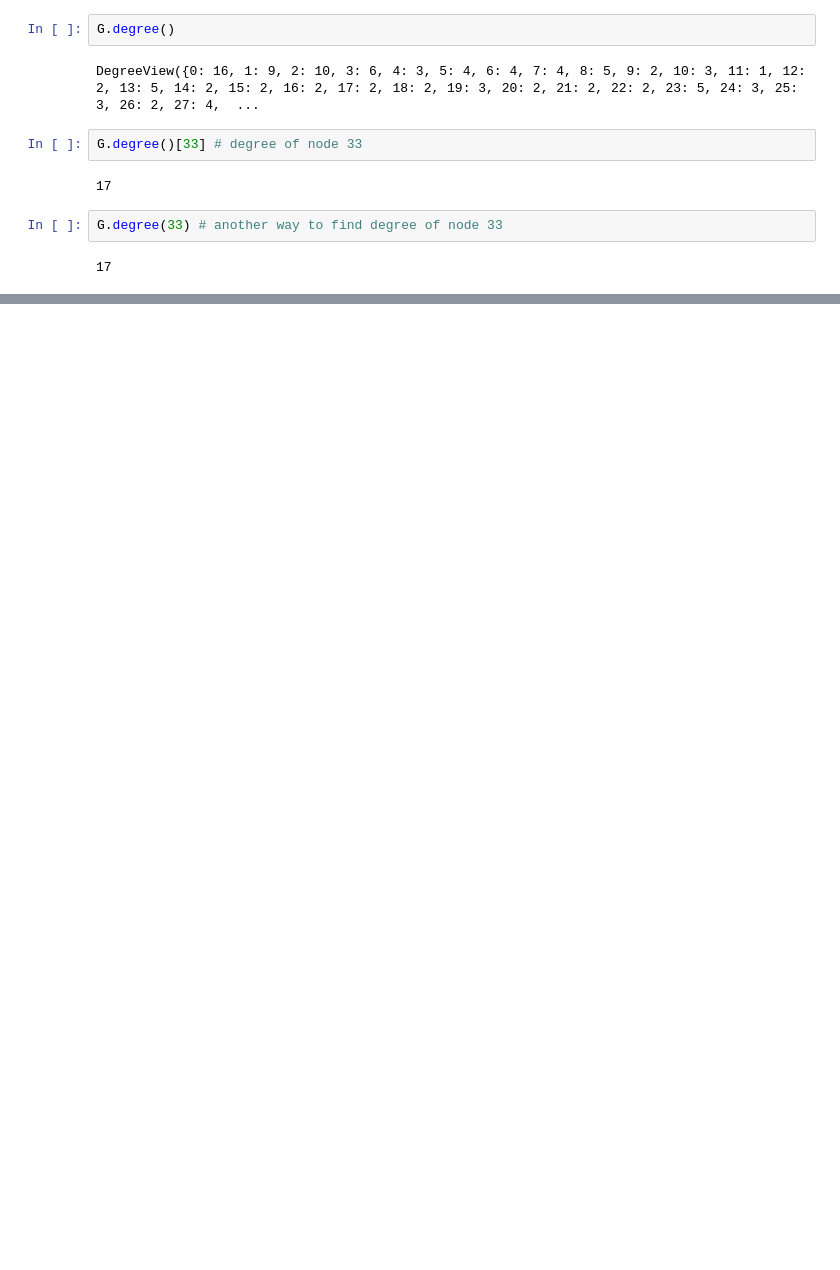
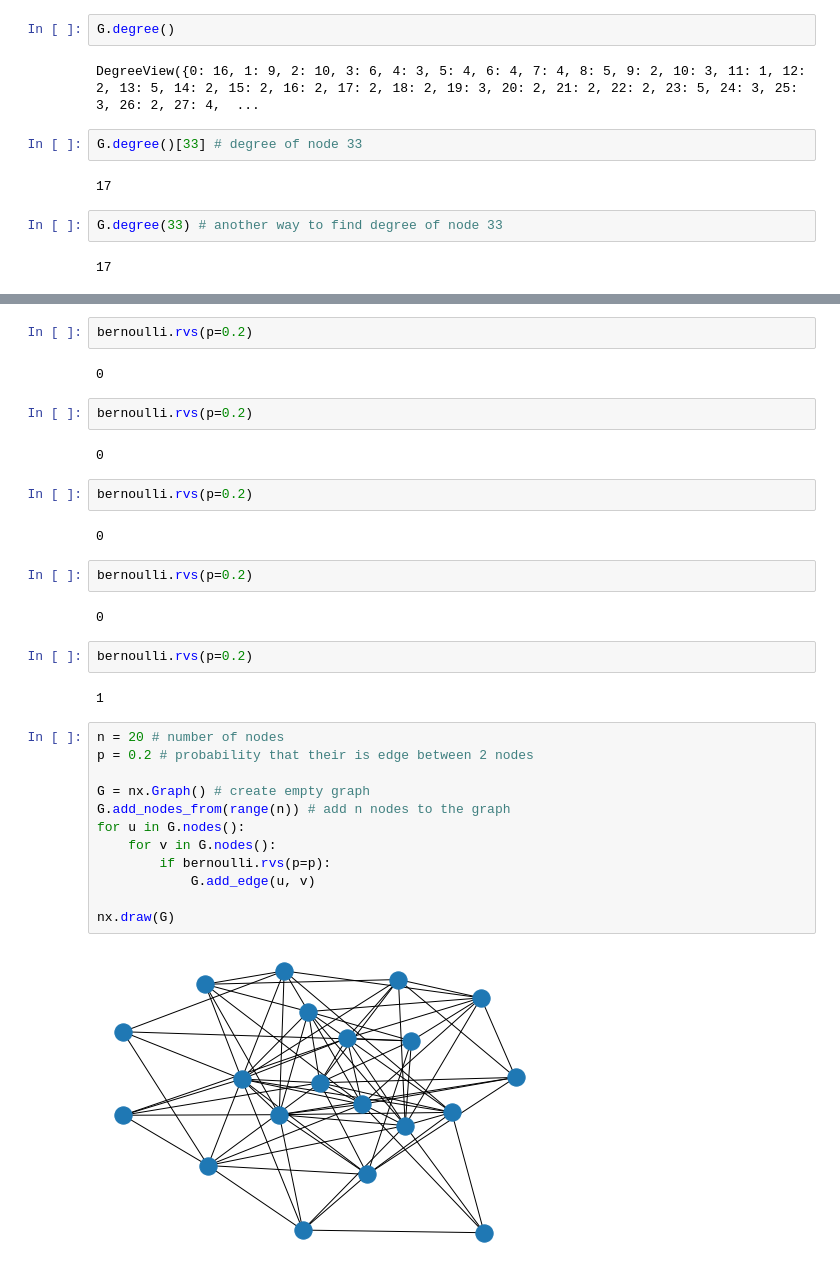
Before and after one commit to menobleknight/using-python-for-research, a Jupyter notebook: week-4-part-3/social-network-analysis.ipynb, the cells around one changed output, grey strips where cells are left out. Saved outputs shown, nothing was run; the diff lists cells and outputs as text; blank space fills up the shorter version.

```diff
--- a/week-4-part-3/social-network-analysis.ipynb
+++ b/week-4-part-3/social-network-analysis.ipynb
@@ -89,0 +100,34 @@ G.degree(33) # another way to find degree of node 33
+# %%
+bernoulli.rvs(p=0.2)
+# %% [output]
+0
+# %%
+bernoulli.rvs(p=0.2)
+# %% [output]
+0
+# %%
+bernoulli.rvs(p=0.2)
+# %% [output]
+0
+# %%
+bernoulli.rvs(p=0.2)
+# %% [output]
+0
+# %%
+bernoulli.rvs(p=0.2)
+# %% [output]
+1
+# %%
+n = 20 # number of nodes
+p = 0.2 # probability that their is edge between 2 nodes
+
+G = nx.Graph() # create empty graph
+G.add_nodes_from(range(n)) # add n nodes to the graph
+for u in G.nodes():
+    for v in G.nodes():
+        if bernoulli.rvs(p=p):
+            G.add_edge(u, v)
+
+nx.draw(G)
+# %% [output]
+[figure, added]
```
Also changed, not shown: parts of 9 cells of this notebook.
